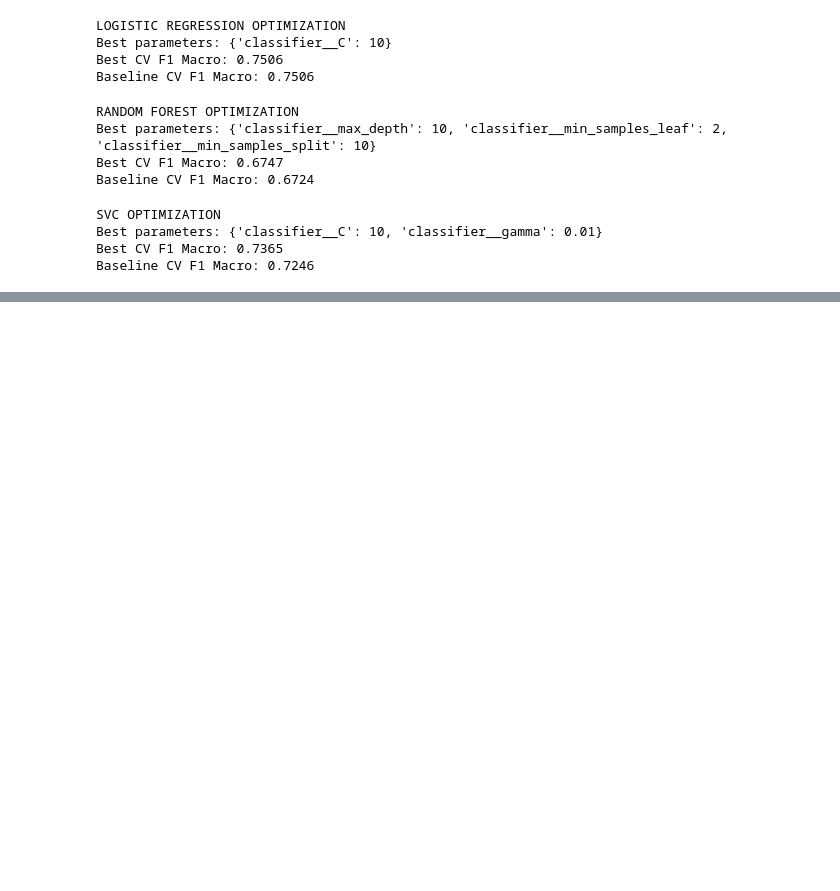
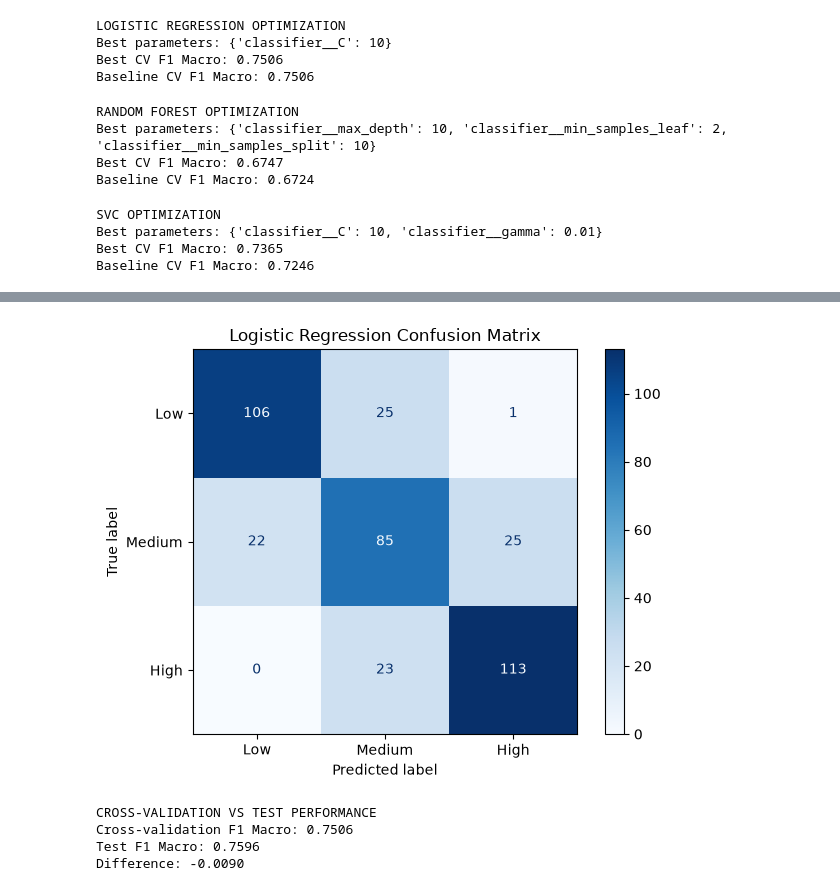
Before and after one commit to mohammed-mehdi-saibat/students-mental-state-predictor, a Jupyter notebook: notebooks/03_model_training.ipynb, the cells around one changed output, grey strips where cells are left out. Drawn from its saved outputs; the diff is of its cells as text; code cells hidden in the pictures; blank space fills up the shorter version.

Commit message:
feat: evaluate optimized logistic regression on test data

```diff
--- a/notebooks/03_model_training.ipynb
+++ b/notebooks/03_model_training.ipynb
@@ -422,3 +422,25 @@ OPTIMIZED MODELS COMPARISON
 | 0 | Logistic Regression | 0.7506 | 0.7506 | 0.0000 | 0.7652 | 0.0146 | {'classifier__C': 10} |
 | 2 | SVC | 0.7246 | 0.7365 | 0.0119 | 0.7897 | 0.0532 | {'classifier__C': 10, 'classifier... |
 | 1 | Random Forest | 0.6724 | 0.6747 | 0.0024 | 0.9667 | 0.2920 | {'classifier__max_depth': 10, 'cl... |
+# %%
+# Import evaluation metrics
+from sklearn.metrics import (
+    accuracy_score,
+    precision_score,
+    recall_score,
+    f1_score,
+    classification_report,
+    ConfusionMatrixDisplay
+)
+
+import matplotlib.pyplot as plt
+
+# Get the best Logistic Regression pipeline
+best_model = lr_grid_search.best_estimator_
+
+# Predict the test dataset
+y_pred = best_model.predict(X_test)
+
+# Check prediction dimensions
+print(f"Test observations: {y_test.shape[0]}")
+print(f"Predictions: {len(y_pred)}")
@@ -424,0 +490,30 @@ OPTIMIZED MODELS COMPARISON
+# %%
+# Visualize the confusion matrix
+ConfusionMatrixDisplay.from_predictions(
+    y_test,
+    y_pred,
+    labels=["Low", "Medium", "High"],
+    cmap="Blues",
+    values_format="d"
+)
+
+plt.title("Logistic Regression Confusion Matrix")
+plt.tight_layout()
+plt.show()
+# %% [output]
+[figure, added]
+# %%
+# Get the optimized cross-validation score
+cv_f1 = lr_grid_search.best_score_
+
+# Compare cross-validation and test F1
+print("CROSS-VALIDATION VS TEST PERFORMANCE")
+
+print(f"Cross-validation F1 Macro: {cv_f1:.4f}")
+print(f"Test F1 Macro: {test_f1:.4f}")
+print(f"Difference: {cv_f1 - test_f1:.4f}")
+# %% [output]
+CROSS-VALIDATION VS TEST PERFORMANCE
+Cross-validation F1 Macro: 0.7506
+Test F1 Macro: 0.7596
+Difference: -0.0090
```
Also changed, not shown: parts of 4 cells of this notebook.
